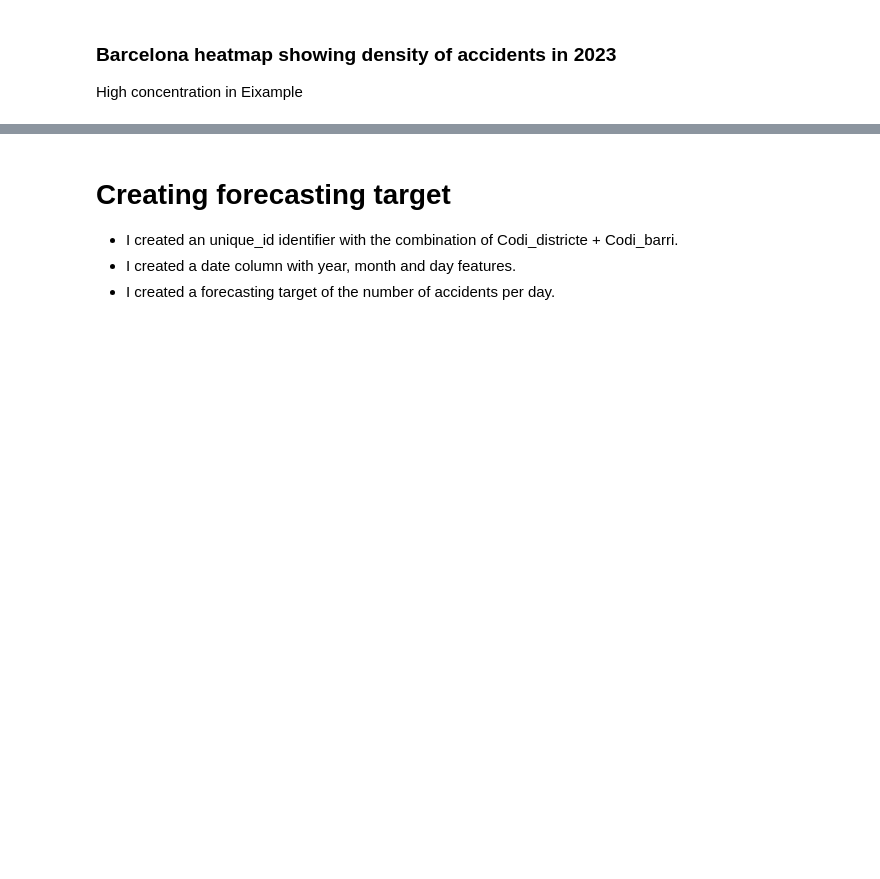
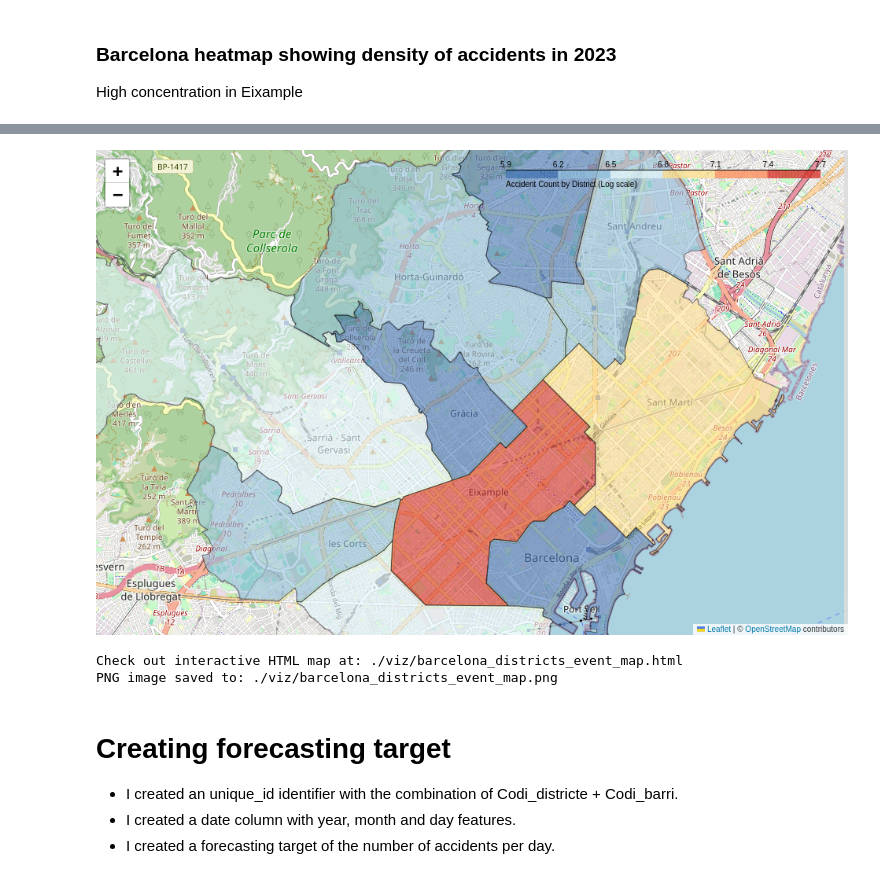
Before and after one commit to ezemriv/Barcelona-Traffic-Accident-Forecasting, a Jupyter notebook: data_preprocessing_and_modeling.ipynb, the cells around one changed output, grey strips where cells are left out. Drawn from its saved outputs; the diff is of its cells as text; code cells hidden in the pictures; blank space fills up the shorter version.

```diff
--- a/data_preprocessing_and_modeling.ipynb
+++ b/data_preprocessing_and_modeling.ipynb
@@ -178,7 +212,4 @@ m
 # %%
-import geopandas as gpd
-from shapely import wkt
-
 # Convert the WKT geometries (from 'geometria_wgs84') to Shapely objects
 districts['geometry'] = districts['geometria_wgs84'].apply(wkt.loads)
 
@@ -208,7 +239,6 @@ folium.Choropleth(
     legend_name='Accident Count by District (Log scale)'
 ).add_to(m)
 
-# Save or display the map
-m.save("./viz/barcelona_districts_event_map.html")
-m
+# Save and display the map
+eda.render_folium_map(m, "./viz/barcelona_districts_event_map.html", "./viz/barcelona_districts_event_map.png")
 # %% [output]
@@ -216,3 +245,6 @@ m
+[figure, added]
+Check out interactive HTML map at: ./viz/barcelona_districts_event_map.html
+PNG image saved to: ./viz/barcelona_districts_event_map.png
 # %% [markdown]
 # Creating forecasting target
 
```
Also changed, not shown: parts of 4 cells of this notebook, 6 other files.
